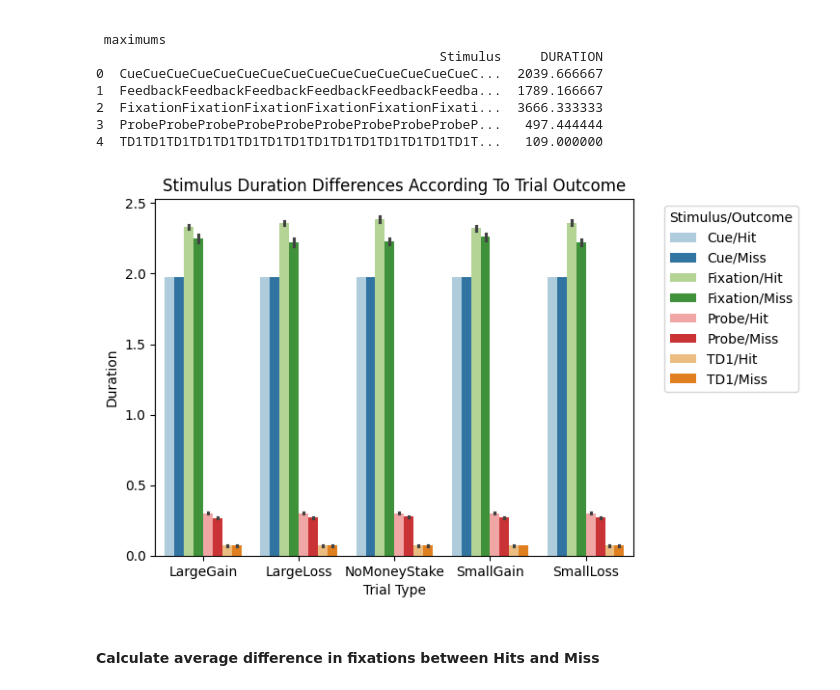
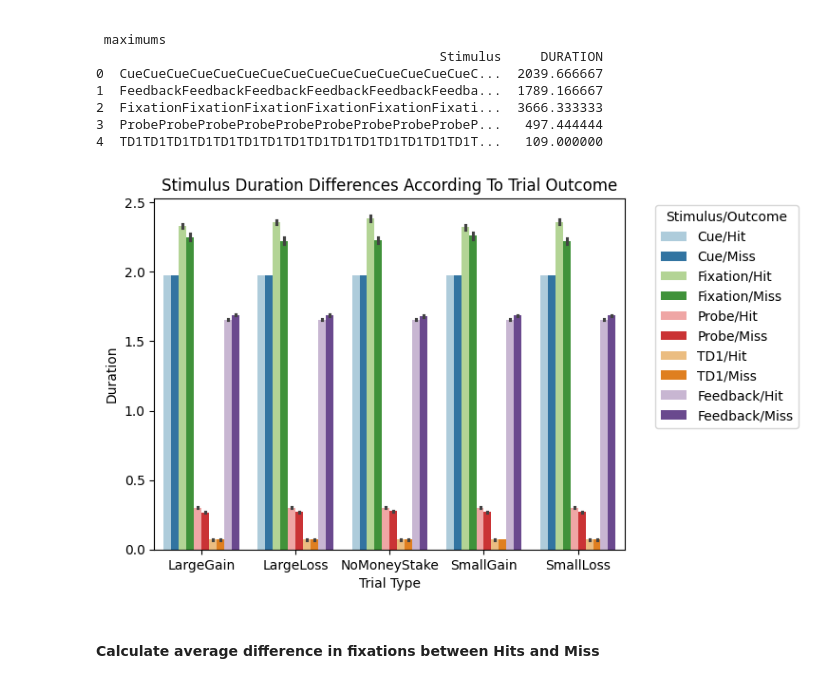
Before and after one commit to poldrack/MID_simulations, a Jupyter notebook: manuscript_code/duration_rt_by_condition_outcome.ipynb, the cells around one changed output. Drawn from its saved outputs; the diff is of its cells as text; code cells hidden in the pictures.

```diff
--- a/manuscript_code/duration_rt_by_condition_outcome.ipynb
+++ b/manuscript_code/duration_rt_by_condition_outcome.ipynb
@@ -43,5 +41,6 @@ def get_all_durations(sub):
 all_dfs_duration = []
 for sub in range(1, 501):
     df = get_all_durations(sub)
+    df['SUBJECT'] = sub
     all_dfs_duration.append(df)
 concatenated_df_duration = pd.concat(all_dfs_duration, ignore_index=True)
@@ -97,28 +180,30 @@ minimums
 # %%
 sns.barplot(
     x='TRIAL_TYPE',
     y='DURATION',
     hue='stimulus_outcome',
     data=concatenated_df_duration_long,
     palette='Paired',
     hue_order=[
         'Cue/Hit',
         'Cue/Miss',
         'Fixation/Hit',
         'Fixation/Miss',
         'Probe/Hit',
         'Probe/Miss',
         'TD1/Hit',
         'TD1/Miss',
+        'Feedback/Hit',
+        'Feedback/Miss',
     ],
 )
 plt.legend(title='Stimulus/Outcome', bbox_to_anchor=(1.05, 1), loc='upper left')
 plt.ylabel('Duration')
 plt.xlabel('Trial Type')
 plt.title('Stimulus Duration Differences According To Trial Outcome')
 plt.show()
 # %% [output]
-[figure, old version]
+[figure, new version]
 # %%
 concatenated_df_duration_long
 duration_long_no_td1 = concatenated_df_duration_long[
```
Also changed, not shown: parts of 14 cells of this notebook, 1 other file.
